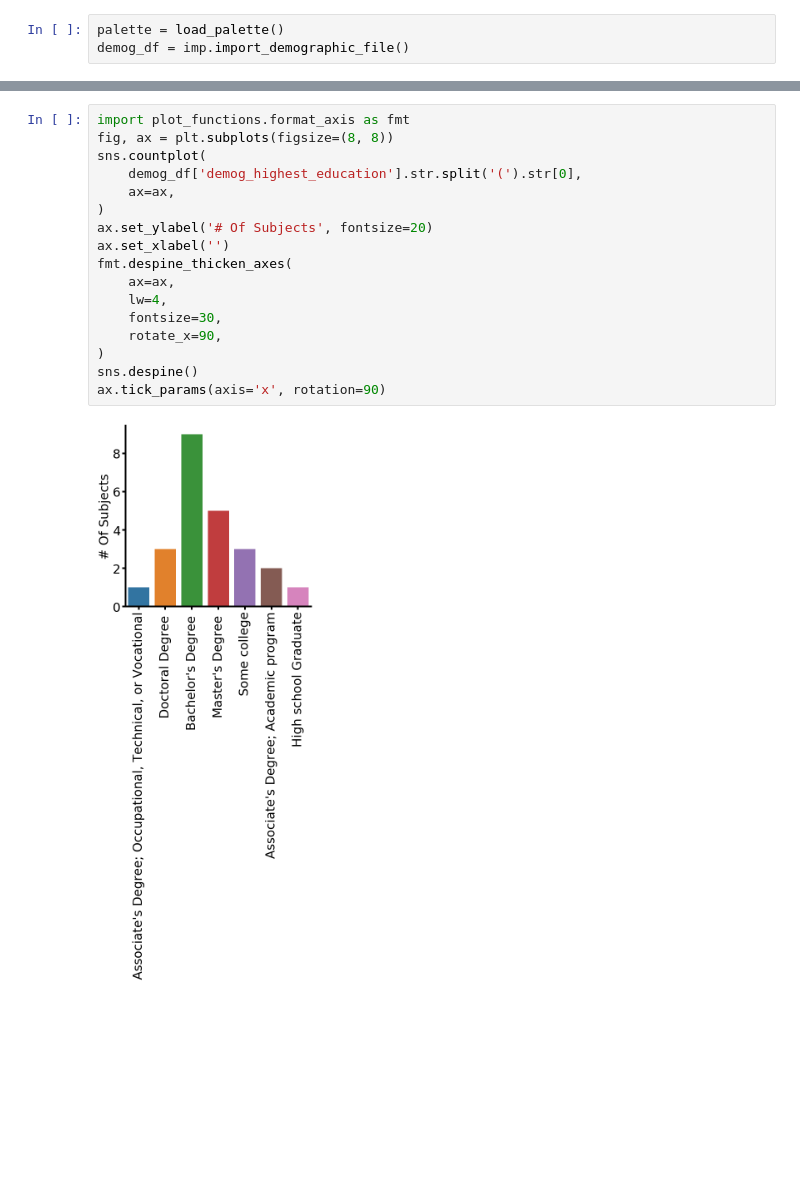
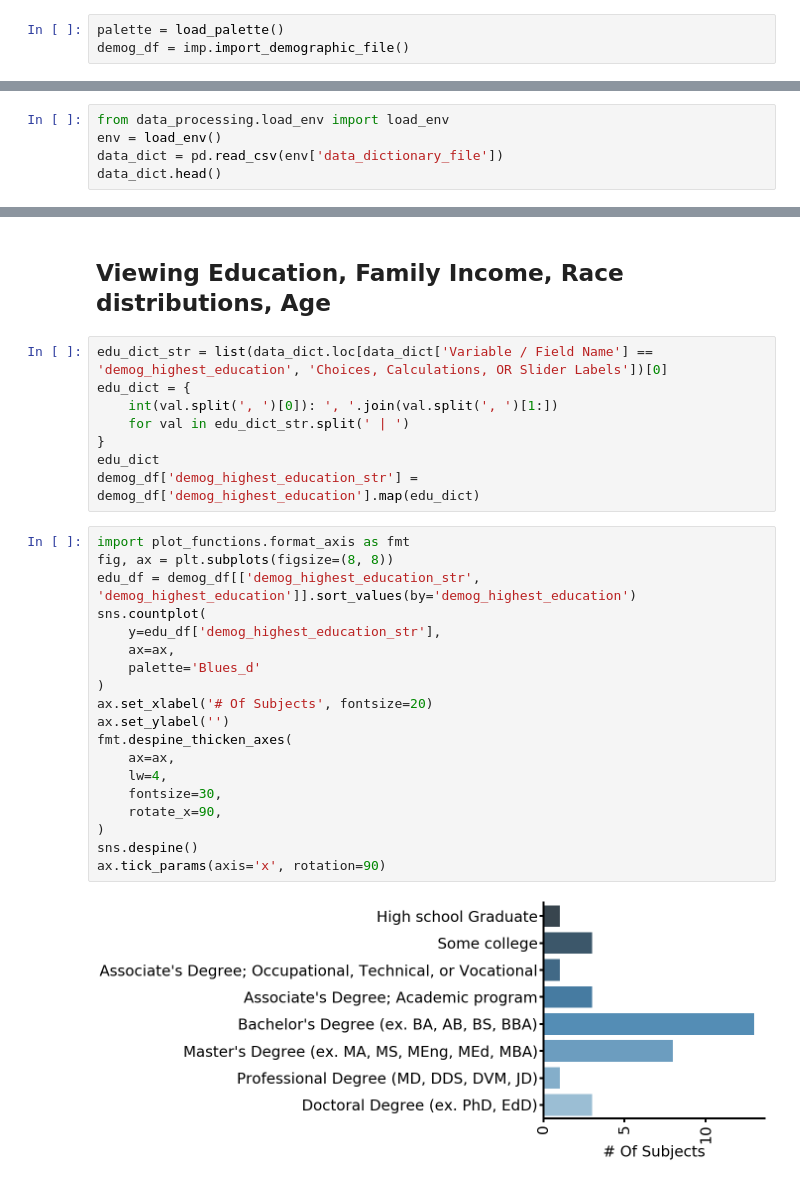
Before and after one commit to akre96/DGC_Migraine_Study, a Jupyter notebook: demog_visualization.ipynb, the cells around one changed output, grey strips where cells are left out. Cells and saved outputs as stored; diff of their text form; blank space fills up the shorter version.

Commit message:
continuing analysis of migraine data, soon will combine with barometry

```diff
--- a/demog_visualization.ipynb
+++ b/demog_visualization.ipynb
@@ -67,0 +13,5 @@ demog_df[['dabst_dx', 'catmh_dep_severity_bs', 'hamd_total_fp', 'demog_highest_e
+# %%
+from data_processing.load_env import load_env
+env = load_env()
+data_dict = pd.read_csv(env['data_dictionary_file'])
+data_dict.head()
@@ -68,19 +25,31 @@ demog_df[['dabst_dx', 'catmh_dep_severity_bs', 'hamd_total_fp', 'demog_highest_e
+# %% [markdown]
+## Viewing Education, Family Income, Race distributions, Age
+# %%
+edu_dict_str = list(data_dict.loc[data_dict['Variable / Field Name'] == 'demog_highest_education', 'Choices, Calculations, OR Slider Labels'])[0]
+edu_dict = {
+    int(val.split(', ')[0]): ', '.join(val.split(', ')[1:])
+    for val in edu_dict_str.split(' | ')
+}
+edu_dict
+demog_df['demog_highest_education_str'] = demog_df['demog_highest_education'].map(edu_dict)
 # %%
 import plot_functions.format_axis as fmt
 fig, ax = plt.subplots(figsize=(8, 8))
+edu_df = demog_df[['demog_highest_education_str', 'demog_highest_education']].sort_values(by='demog_highest_education')
 sns.countplot(
-    demog_df['demog_highest_education'].str.split('(').str[0],
+    y=edu_df['demog_highest_education_str'],
     ax=ax,
+    palette='Blues_d'
 )
-ax.set_ylabel('# Of Subjects', fontsize=20)
-ax.set_xlabel('')
+ax.set_xlabel('# Of Subjects', fontsize=20)
+ax.set_ylabel('')
 fmt.despine_thicken_axes(
     ax=ax,
     lw=4,
     fontsize=30,
     rotate_x=90,
 )
 sns.despine()
 ax.tick_params(axis='x', rotation=90)
 # %% [output]
-[figure, old version]
+[figure, new version]
```
Also changed, not shown: parts of 19 cells of this notebook, 9 other files.
